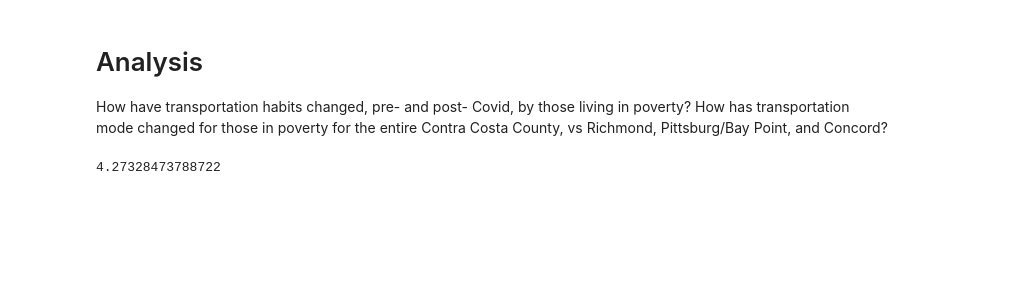
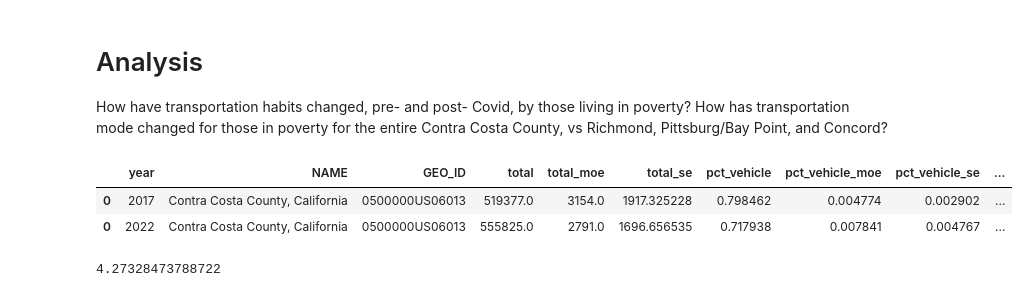
Before and after one commit to mbecica/richmond-trends, a Jupyter notebook: Transportation-and-poverty.ipynb, the cells around one changed output. Drawn from its saved outputs; the diff is of its cells as text; code cells hidden in the pictures; blank space fills up the shorter version.

Commit message:
all transportation modes in county

```diff
--- a/Transportation-and-poverty.ipynb
+++ b/Transportation-and-poverty.ipynb
@@ -172,33 +178,40 @@ columns_out_ap = ["NAME", "GEO_ID",
 #Group transportation modes
 df_county_2022 = pd.DataFrame(
     c.acs5.get(
-        list(transp_variables_ap.keys()),
+        list(transp_variables_in.keys()),
         {'for': 'county:013', 'in': 'state:06'},
         year=2022
     )
 )
-df_county_2022 = df_county_2022.rename(columns=transp_variables_ap)
+df_county_2022 = df_county_2022.rename(columns=transp_variables_in)
 df_county_2017 = pd.DataFrame(
     c.acs5.get(
-        list(transp_variables_ap.keys()),
+        list(transp_variables_in.keys()),
         {'for': 'county:013', 'in': 'state:06'},
         year=2017
     )
 )
-df_county_2017 = df_county_2017.rename(columns=transp_variables_ap)
+df_county_2017 = df_county_2017.rename(columns=transp_variables_in)
 
-df_county_processed_2022 = process_acs_transportation(df_county_2022, '_ap')
-df_county_processed_2022
-df_out_2022 = df_county_processed_2022[columns_out_ap]
+df_county_processed_2022 = process_acs_transportation(df_county_2022, '')
+df_out_2022 = df_county_processed_2022[transp_columns]
+df_out_2022.insert(0, "year", 2022)
 
-df_county_processed_2017 = process_acs_transportation(df_county_2017, '_ap')
-df_out_2017 = df_county_processed_2017[columns_out_ap]
+df_county_processed_2017 = process_acs_transportation(df_county_2017, '')
+df_out_2017 = df_county_processed_2017[transp_columns]
+df_out_2017.insert(0, "year", 2017)
+
 #now combine both years
 df_out_ap = pd.concat([df_out_2017, df_out_2022])
-df_out_ap.index= [2017, 2022]
 
 #export to csv
-df_out_ap.to_csv('transp_pct_ccc_ap.csv', index=False)
+df_out_ap.to_csv('transp_poverty/transp_pct_ccc.csv', index=False)
+# %%
+df_out_ap
+# %% [output]
+|  | year | NAME | GEO_ID | total | total_moe | total_se | pct_vehicle | pct_vehicle_moe | pct_vehicle_se | ... |
+| 0 | 2017 | Contra Costa County, California | 0500000US06013 | 519377.0 | 3154.0 | 1917.325228 | 0.798462 | 0.004774 | 0.002902 | ... |
+| 0 | 2022 | Contra Costa County, California | 0500000US06013 | 555825.0 | 2791.0 | 1696.656535 | 0.717938 | 0.007841 | 0.004767 | ... |
 # %%
 z_statistic(df_out, "total", 2017, 2022)
 # %% [output]
```
Also changed, not shown: parts of 1 cell of this notebook, 6 other files.
